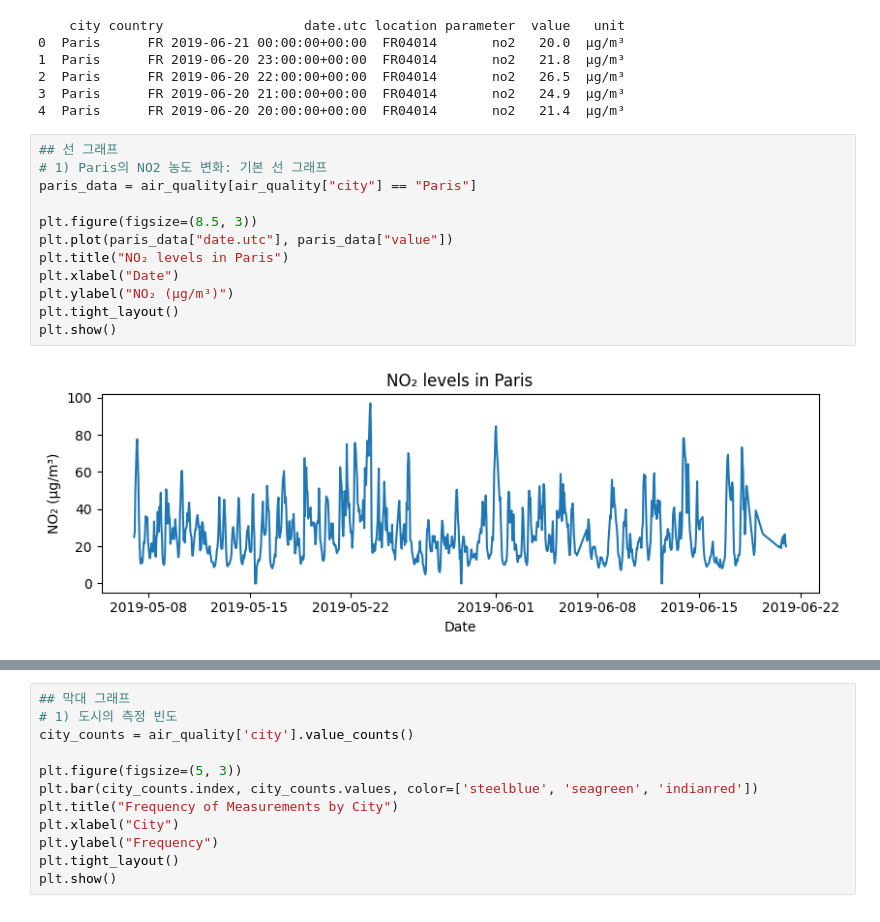
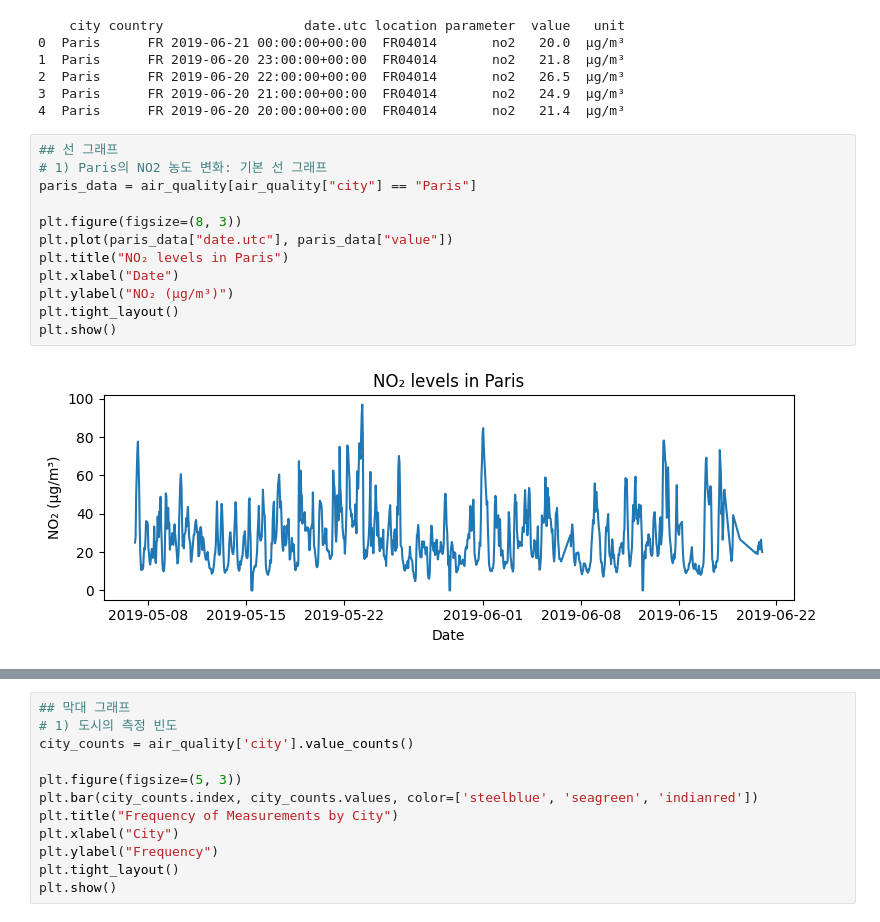
Before and after one commit to stat6503/PP2025, a Jupyter notebook: 4_3_matplotlib.ipynb, the cells around one changed output, grey strips where cells are left out. Cells and saved outputs as stored; diff of their text form.

```diff
--- a/4_3_matplotlib.ipynb
+++ b/4_3_matplotlib.ipynb
@@ -112,17 +112,17 @@ print(air_quality.head())
 # %%
 ## 선 그래프
 # 1) Paris의 NO2 농도 변화: 기본 선 그래프
 paris_data = air_quality[air_quality["city"] == "Paris"]
 
-plt.figure(figsize=(8.5, 3))
+plt.figure(figsize=(8, 3))
 plt.plot(paris_data["date.utc"], paris_data["value"])
 plt.title("NO₂ levels in Paris")
 plt.xlabel("Date")
 plt.ylabel("NO₂ (µg/m³)")
 plt.tight_layout()
 plt.show()
 # %% [output]
-[figure, old version]
+[figure, new version]
 # %%
 ## 선 그래프
 # 2) Paris의 NO2 농도 변화: 리샘플링(1시간 → 일간), 커스터마이징(색상, 선 종류, 마커)
```
Also changed, not shown: parts of 18 cells of this notebook, 34 other files.
